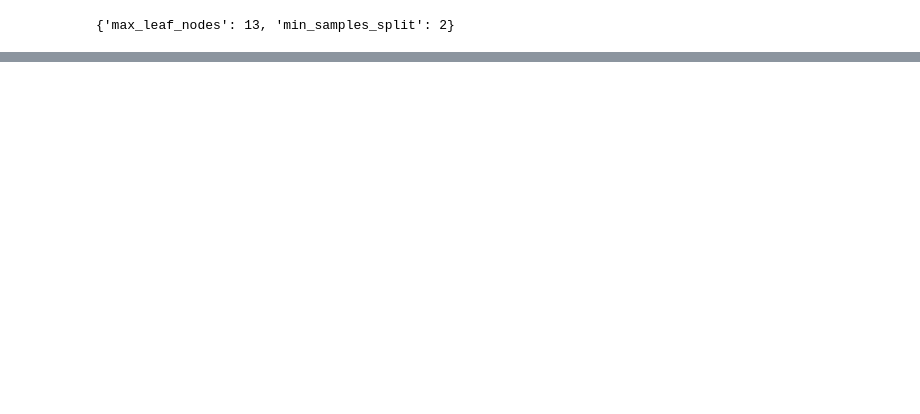
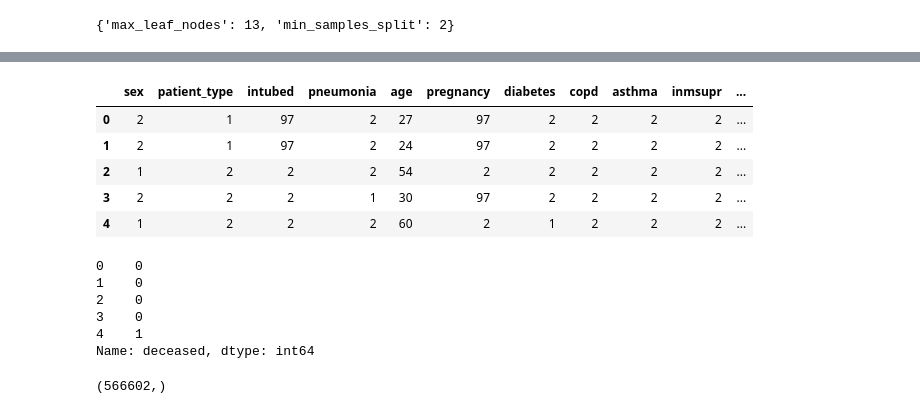
Before and after one commit to Andres8bit/Machine-Learning, a Jupyter notebook: Covid_model.ipynb, the cells around one changed output, grey strips where cells are left out. Cells and saved outputs as stored; diff of their text form; code cells hidden in the pictures; blank space fills up the shorter version.

```diff
--- a/Covid_model.ipynb
+++ b/Covid_model.ipynb
@@ -289,0 +363,24 @@ dtype: float64
+# %%
+X = training_set.iloc[:,:19].copy()
+X.head()
+# %% [output]
+|  | sex | patient_type | intubed | pneumonia | age | pregnancy | diabetes | copd | asthma | inmsupr | ... |
+| 0 | 2 | 1 | 97 | 2 | 27 | 97 | 2 | 2 | 2 | 2 | ... |
+| 1 | 2 | 1 | 97 | 2 | 24 | 97 | 2 | 2 | 2 | 2 | ... |
+| 2 | 1 | 2 | 2 | 2 | 54 | 2 | 2 | 2 | 2 | 2 | ... |
+| 3 | 2 | 2 | 2 | 1 | 30 | 97 | 2 | 2 | 2 | 2 | ... |
+| 4 | 1 | 2 | 2 | 2 | 60 | 2 | 1 | 2 | 2 | 2 | ... |
+# %%
+Y = training_set.iloc[:,-1]
+Y.head()
+# %% [output]
+0    0
+1    0
+2    0
+3    0
+4    1
+Name: deceased, dtype: int64
+# %%
+Y.shape
+# %% [output]
+(566602,)
```
Also changed, not shown: parts of 34 cells of this notebook.
